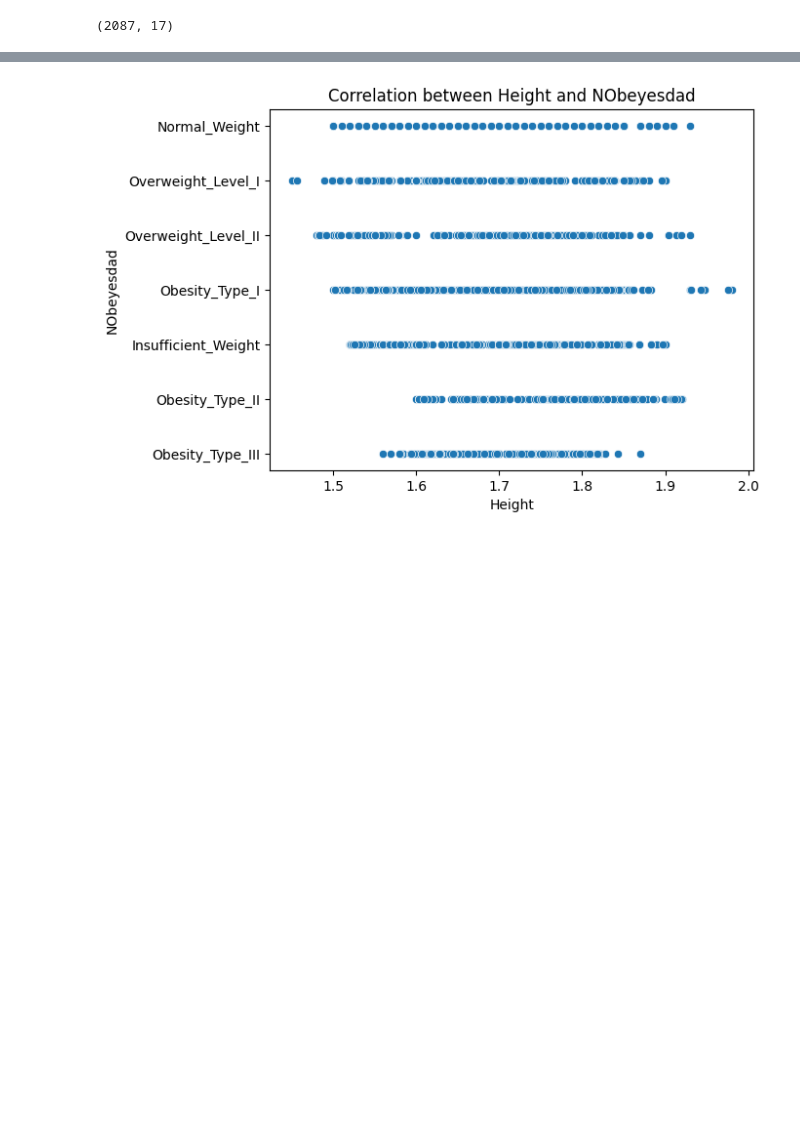
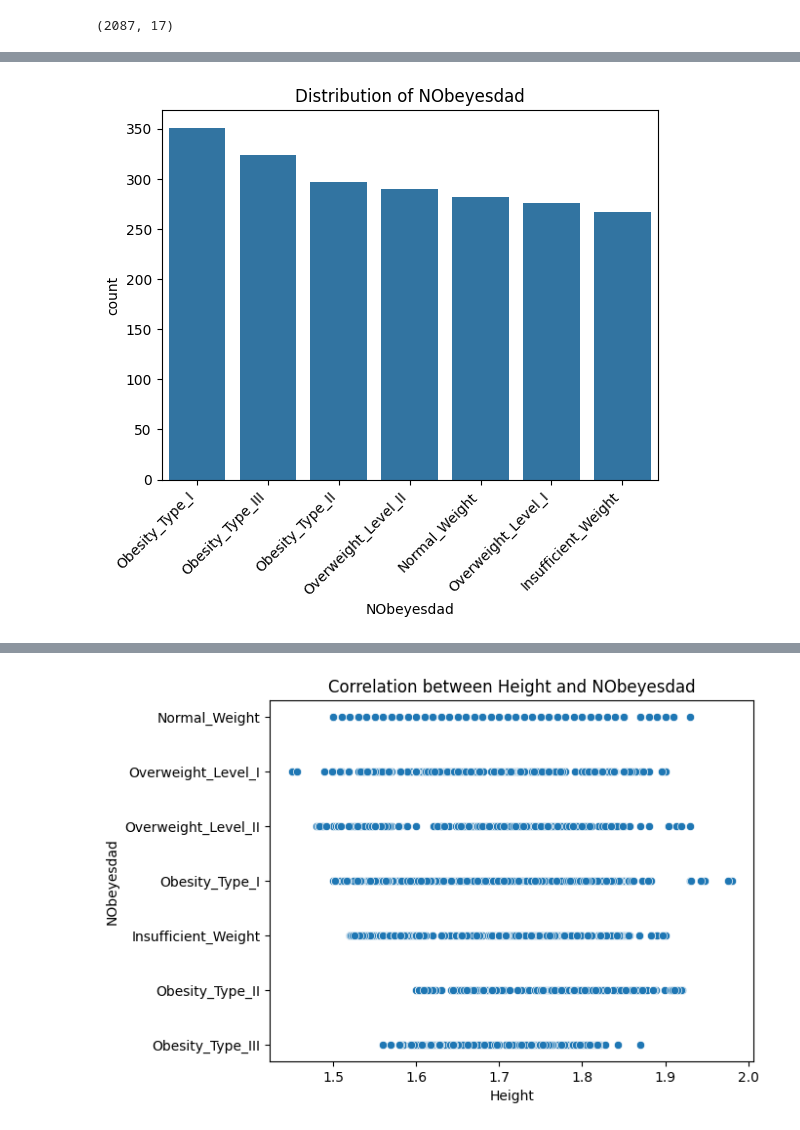
Before and after one commit to BMAS30/ml-project, a Jupyter notebook: notebooks/data_explo_alex.ipynb, the cells around one changed output, grey strips where cells are left out. Drawn from its saved outputs; the diff is of its cells as text; code cells hidden in the pictures; blank space fills up the shorter version.

```diff
--- a/notebooks/data_explo_alex.ipynb
+++ b/notebooks/data_explo_alex.ipynb
@@ -64,0 +75,7 @@ df.head()
+# %%
+sns.countplot(x="NObeyesdad", data=df, order=df["NObeyesdad"].value_counts().index)
+plt.xticks(rotation=45, ha="right")
+plt.title("Distribution of NObeyesdad")
+plt.show()
+# %% [output]
+[figure, added]
```
Also changed, not shown: parts of 8 cells of this notebook.
